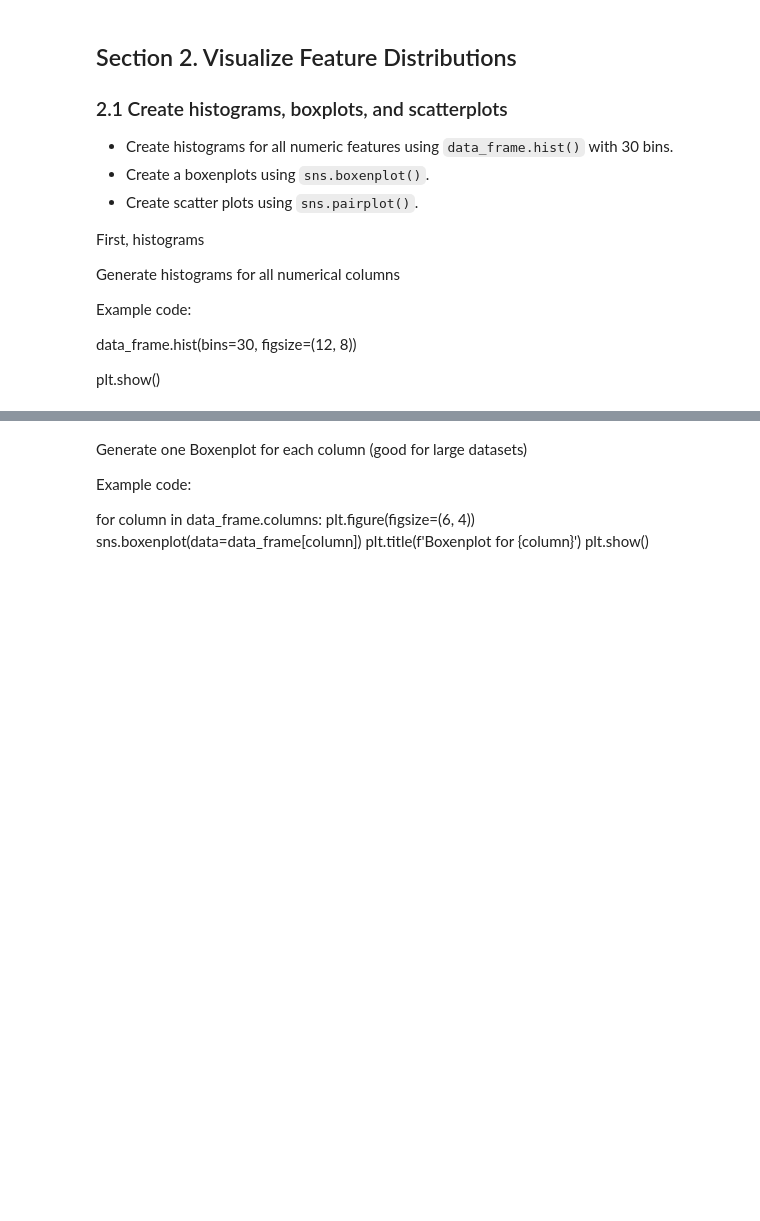
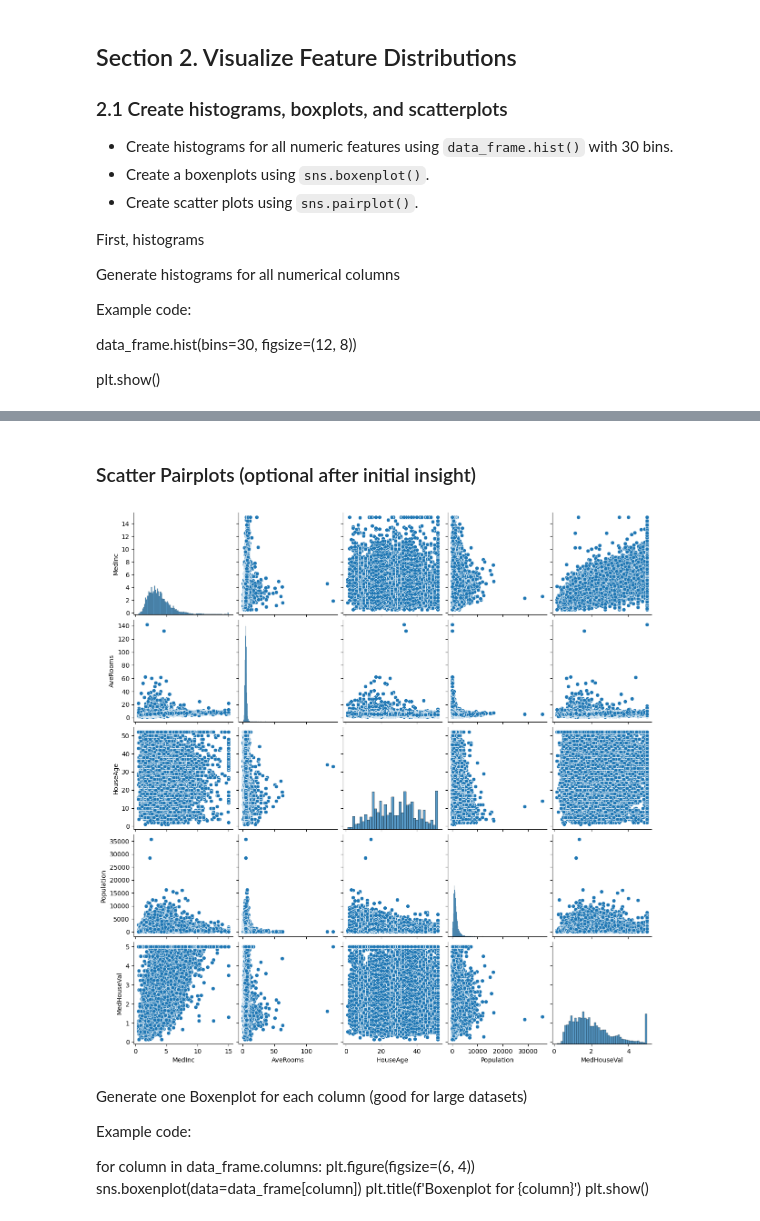
Before and after one commit to albertokabore/applied-ml-kabore, a Jupyter notebook: notebooks/project01/ml01.ipynb, the cells around one changed output, grey strips where cells are left out. Drawn from its saved outputs; the diff is of its cells as text; code cells hidden in the pictures; blank space fills up the shorter version.

Commit message:
Initial commit

```diff
--- a/notebooks/project01/ml01.ipynb
+++ b/notebooks/project01/ml01.ipynb
@@ -139,3 +172,11 @@ plt.show()
+# %% [markdown]
+### Scatter Pairplots (optional after initial insight)
+# %%
+cols = ["MedInc", "AveRooms", "HouseAge", "Population", "MedHouseVal"]
+sns.pairplot(data_frame[cols])
+plt.show()
+# %% [output]
+[figure, added]
 # %% [markdown]
 Generate one Boxenplot for each column (good for large datasets)
 
```
Also changed, not shown: parts of 16 cells of this notebook.
